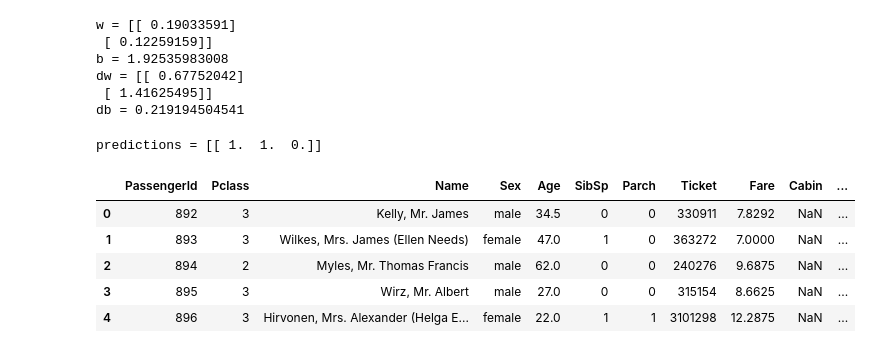
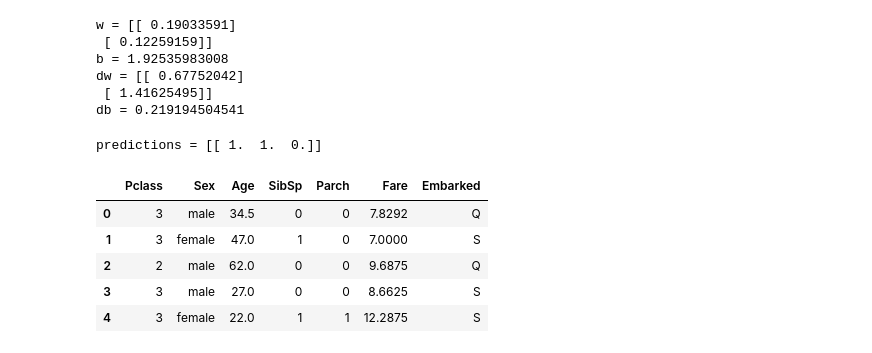
Before and after one commit to PrashantShivajiBhapkar/LogisticRegressionWithNeuralNetwork, a Jupyter notebook: Logistic Regression with Neural Network.ipynb, the cells around one changed output. Drawn from its saved outputs; the diff is of its cells as text; code cells hidden in the pictures.

```diff
--- a/Logistic Regression with Neural Network.ipynb
+++ b/Logistic Regression with Neural Network.ipynb
@@ -289,12 +289,13 @@ def model(X_train, Y_train, X_test, Y_test, num_iterations = 2000, learning_rate
 # %%
 # Importing test set and calling model function
 
 testdataset = pd.read_csv('C:/GitProjects/Logistic Regression with Neural Network/DataSet/test.csv')
-testdataset.head()
+X_test = testdataset.iloc[:,(1,3,4,5,6,8,10)]
+X_test.head()
 # %% [output]
-|  | PassengerId | Pclass | Name | Sex | Age | SibSp | Parch | Ticket | Fare | Cabin | ... |
-| 0 | 892 | 3 | Kelly, Mr. James | male | 34.5 | 0 | 0 | 330911 | 7.8292 | NaN | ... |
-| 1 | 893 | 3 | Wilkes, Mrs. James (Ellen Needs) | female | 47.0 | 1 | 0 | 363272 | 7.0000 | NaN | ... |
-| 2 | 894 | 2 | Myles, Mr. Thomas Francis | male | 62.0 | 0 | 0 | 240276 | 9.6875 | NaN | ... |
-| 3 | 895 | 3 | Wirz, Mr. Albert | male | 27.0 | 0 | 0 | 315154 | 8.6625 | NaN | ... |
-| 4 | 896 | 3 | Hirvonen, Mrs. Alexander (Helga E... | female | 22.0 | 1 | 1 | 3101298 | 12.2875 | NaN | ... |
+|  | Pclass | Sex | Age | SibSp | Parch | Fare | Embarked |
+| 0 | 3 | male | 34.5 | 0 | 0 | 7.8292 | Q |
+| 1 | 3 | female | 47.0 | 1 | 0 | 7.0000 | S |
+| 2 | 2 | male | 62.0 | 0 | 0 | 9.6875 | Q |
+| 3 | 3 | male | 27.0 | 0 | 0 | 8.6625 | S |
+| 4 | 3 | female | 22.0 | 1 | 1 | 12.2875 | S |
```
Also changed, not shown: parts of 14 cells of this notebook.
